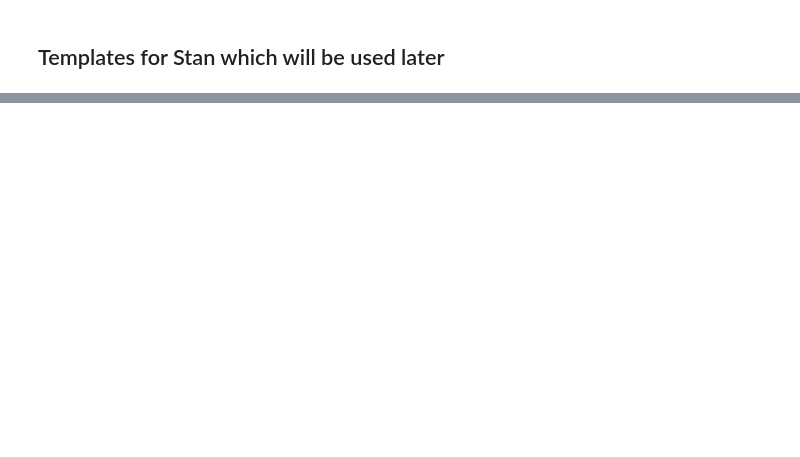
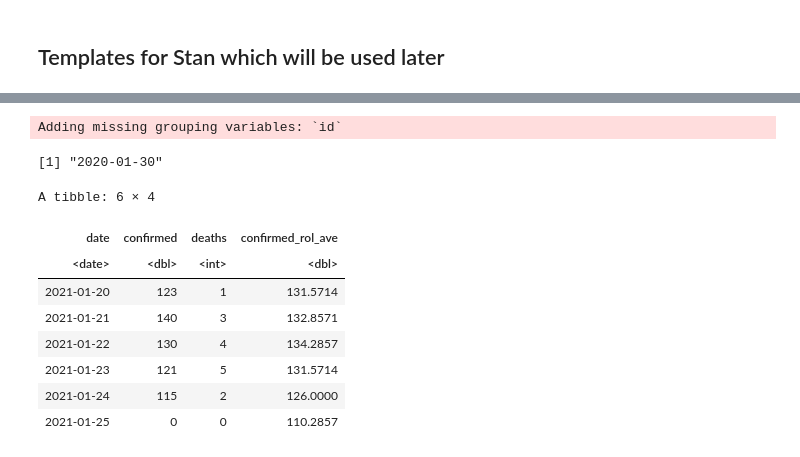
Before and after one commit to littlecanargie/EpidemicModeling, a Jupyter notebook: 20210126_Practice_1_clean.ipynb, the cells around one changed output, grey strips where cells are left out. Saved outputs shown, nothing was run; the diff lists cells and outputs as text; code cells hidden in the pictures; blank space fills up the shorter version.

```diff
--- a/20210126_Practice_1_clean.ipynb
+++ b/20210126_Practice_1_clean.ipynb
@@ -61,0 +213,29 @@ library(bayesplot)
+# %%
+df %>%
+  filter(administrative_area_level_2 == "Kyoto") %>%
+  select(date, confirmed, deaths) -> df2
+# %% [output]
+Adding missing grouping variables: `id`
+# %%
+df2 %>%
+  filter(confirmed > 0) %>%
+  head(1) %>%
+  .$date -> mindate
+mindate
+# %% [output]
+[1] "2020-01-30"
+# %%
+df2 %>% filter(date >= mindate - 1) %>% mutate(across(c("confirmed", "deaths"), ~(.-lag(.)))) %>% ungroup %>% select(-id) %>%
+  filter(date >= mindate) %>%
+  mutate(confirmed_rol_ave = zoo::rollapply(confirmed, 7, mean, align = "right", fill = 0)) -> Df
+Df %>% tail
+# %% [output]
+A tibble: 6 × 4
+| date | confirmed | deaths | confirmed_rol_ave |
+| <date> | <dbl> | <int> | <dbl> |
+| 2021-01-20 | 123 | 1 | 131.5714 |
+| 2021-01-21 | 140 | 3 | 132.8571 |
+| 2021-01-22 | 130 | 4 | 134.2857 |
+| 2021-01-23 | 121 | 5 | 131.5714 |
+| 2021-01-24 | 115 | 2 | 126.0000 |
+| 2021-01-25 | 0 | 0 | 110.2857 |
```
Also changed, not shown: parts of 12 cells of this notebook.
